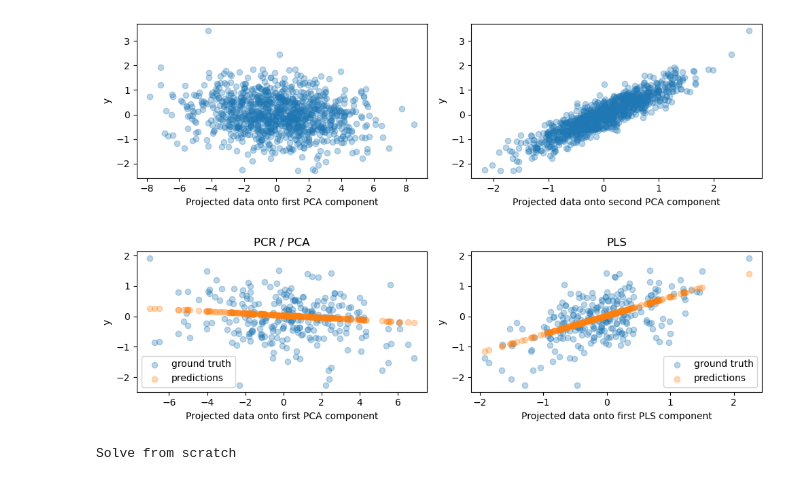
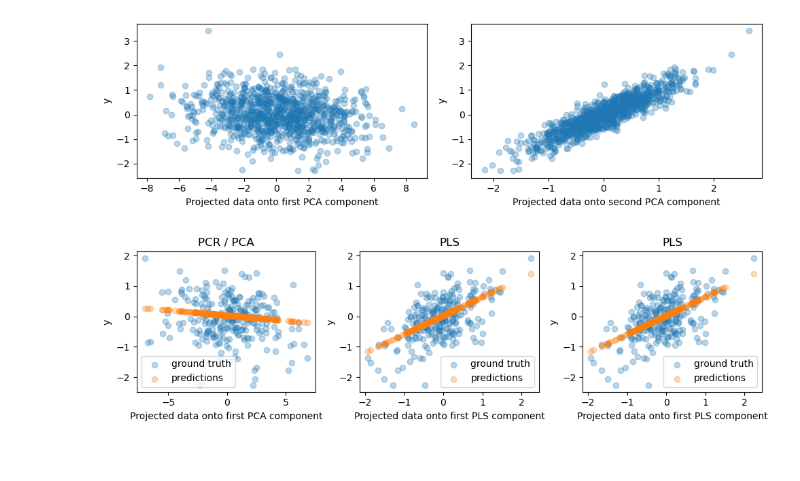
Before and after one commit to cngvng/PLS-numerical-method, a Jupyter notebook: notebook/test.ipynb, the cells around one changed output. Cells and saved outputs as stored; diff of their text form; code cells hidden in the pictures.

Commit message:
PLSReduction from scratch

```diff
--- a/notebook/test.ipynb
+++ b/notebook/test.ipynb
@@ -40,33 +40,44 @@ plt.show()
 from sklearn.linear_model import LinearRegression
 from sklearn.cross_decomposition import PLSRegression
 from sklearn.decomposition import PCA
 from sklearn.pipeline import make_pipeline
 from sklearn.model_selection import train_test_split
 from sklearn.preprocessing import StandardScaler
-
+from PLSRegression import PLSRegression as PLSRegression_scratch
 X_train, X_test, y_train, y_test = train_test_split(X, y, random_state=rng)
 
 pcr = make_pipeline(StandardScaler(), PCA(n_components=1), LinearRegression())
 pcr.fit(X_train, y_train)
 pls = PLSRegression(n_components=1)
 pls.fit(X_train, y_train)
 
 pca = pcr.named_steps['pca']
 
-fig, axes = plt.subplots(1, 2, figsize=(10, 3))
+pls1 = PLSRegression_scratch(n_components=1)
+pls1.fit(X_train, y_train)
+
+fig, axes = plt.subplots(1, 3, figsize=(10, 3))
 axes[0].scatter(pca.transform(X_test)[:, 0], y_test, alpha=.3, label='ground truth')
 axes[0].scatter(pca.transform(X_test)[:, 0], pcr.predict(X_test), alpha=.3,
                 label='predictions')
 axes[0].set(xlabel='Projected data onto first PCA component',
             ylabel='y', title='PCR / PCA')
 axes[0].legend()
 axes[1].scatter(pls.transform(X_test)[:, 0], y_test, alpha=.3, label='ground truth')
 axes[1].scatter(pls.transform(X_test)[:, 0], pls.predict(X_test), alpha=.3,
                 label='predictions')
 axes[1].set(xlabel='Projected data onto first PLS component',
             ylabel='y', title='PLS')
 axes[1].legend()
+
+axes[2].scatter(pls1.transform(X_test)[:, 0], y_test, alpha=.3, label='ground truth')
+axes[2].scatter(pls1.transform(X_test)[:, 0], pls1.predict(X_test), alpha=.3,
+                label='predictions')
+axes[2].set(xlabel='Projected data onto first PLS component',
+            ylabel='y', title='PLS')
+axes[2].legend()
+
 fig.tight_layout()
 plt.show()
 # %% [output]
-[figure, old version]
+[figure, new version]
@@ -151,5 +83,0 @@ class PLS1():
-# %%
-pls1 = PLS1(n_components=0)
-W,C = pls1.fit(X_train,y_train.reshape(-1,1))
-# %% [output]
-Solve from scratch
```
Also changed, not shown: parts of 3 cells of this notebook, 2 other files.
